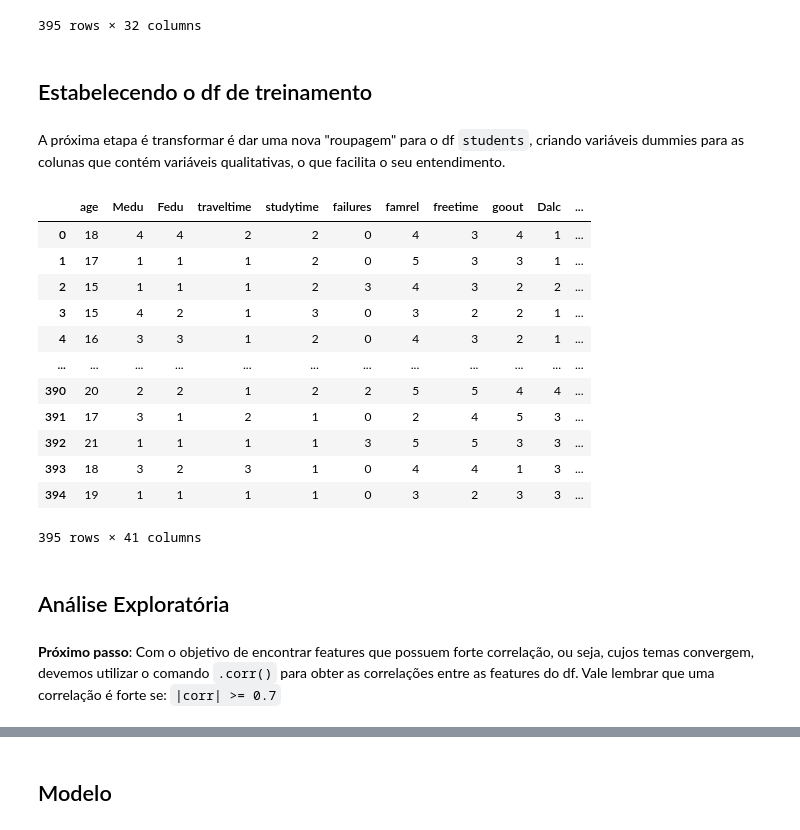
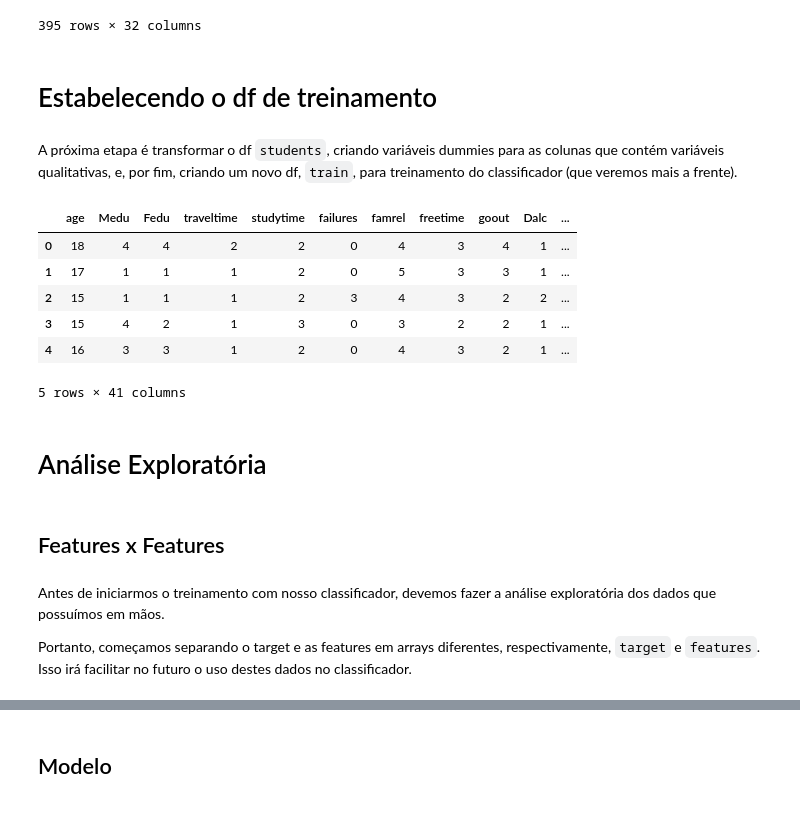
Before and after one commit to G3mha/why-students-fail-school, a Jupyter notebook: Project2.ipynb, the cells around one changed output, grey strips where cells are left out. Drawn from its saved outputs; the diff is of its cells as text; code cells hidden in the pictures.

Commit message:
explicando o classificador

```diff
--- a/Project2.ipynb
+++ b/Project2.ipynb
@@ -21,3 +112,3 @@ import matplotlib.pyplot as plt
 # %%
-# transformando a database em um df do pd
-students = pd.read_csv('students.csv')
+students = pd.read_csv('dataset/students.csv')
+students.head(5)
@@ -60,40 +142,38 @@ students
 | 394 | M | 19 | U | LE3 | T | 1 | 1 | other | at_home | course | ... | ... |
 395 rows × 32 columns
 # %% [markdown]
-## Estabelecendo o df de treinamento
+# Estabelecendo o df de treinamento
 # %% [markdown]
-A próxima etapa é transformar é dar uma nova "roupagem" para o df `students`, criando variáveis dummies para as colunas que contém variáveis qualitativas, o que facilita o seu entendimento.
+A próxima etapa é transformar o df `students`, criando variáveis dummies para as colunas que contém variáveis qualitativas, e, por fim, criando um novo df, `train`, para treinamento do classificador (que veremos mais a frente).
 # %%
 train = students.copy()
 label_dummies = []
 for column in train.columns:
     if train[column].dtype.kind == 'O':
         dummies = pd.get_dummies(train[column]).iloc[:, 1:]
         label_dummies.append(dummies.columns.values.tolist())
         dummies.columns = [f'{column}_{col}' for col in dummies.columns]
         train = pd.concat(
             [
                 train, dummies
             ], axis=1
         )
         train.drop(columns=column, inplace=True)
-train
+train.head(5)
 # %% [output]
 |  | age | Medu | Fedu | traveltime | studytime | failures | famrel | freetime | goout | Dalc | ... |
 | 0 | 18 | 4 | 4 | 2 | 2 | 0 | 4 | 3 | 4 | 1 | ... |
 | 1 | 17 | 1 | 1 | 1 | 2 | 0 | 5 | 3 | 3 | 1 | ... |
 | 2 | 15 | 1 | 1 | 1 | 2 | 3 | 4 | 3 | 2 | 2 | ... |
 | 3 | 15 | 4 | 2 | 1 | 3 | 0 | 3 | 2 | 2 | 1 | ... |
 | 4 | 16 | 3 | 3 | 1 | 2 | 0 | 4 | 3 | 2 | 1 | ... |
-| ... | ... | ... | ... | ... | ... | ... | ... | ... | ... | ... | ... |
-| 390 | 20 | 2 | 2 | 1 | 2 | 2 | 5 | 5 | 4 | 4 | ... |
-| 391 | 17 | 3 | 1 | 2 | 1 | 0 | 2 | 4 | 5 | 3 | ... |
-| 392 | 21 | 1 | 1 | 1 | 1 | 3 | 5 | 5 | 3 | 3 | ... |
-| 393 | 18 | 3 | 2 | 3 | 1 | 0 | 4 | 4 | 1 | 3 | ... |
-| 394 | 19 | 1 | 1 | 1 | 1 | 0 | 3 | 2 | 3 | 3 | ... |
-395 rows × 41 columns
+5 rows × 41 columns
 # %% [markdown]
-## Análise Exploratória
+# Análise Exploratória
-# %% [markdown]
-**Próximo passo**: Com o objetivo de encontrar features que possuem forte correlação, ou seja, cujos temas convergem, devemos utilizar o comando `.corr()` para obter as correlações entre as features do df. Vale lembrar que uma correlação é forte se: `|corr| >= 0.7`
+# %% [markdown]
+## Features x Features
+# %% [markdown]
+Antes de iniciarmos o treinamento com nosso classificador, devemos fazer a análise exploratória dos dados que possuímos em mãos.
+
+Portanto, começamos separando o target e as features em arrays diferentes, respectivamente, `target` e `features`. Isso irá facilitar no futuro o uso destes dados no classificador.
 # %%
```
Also changed, not shown: parts of 44 cells of this notebook.
